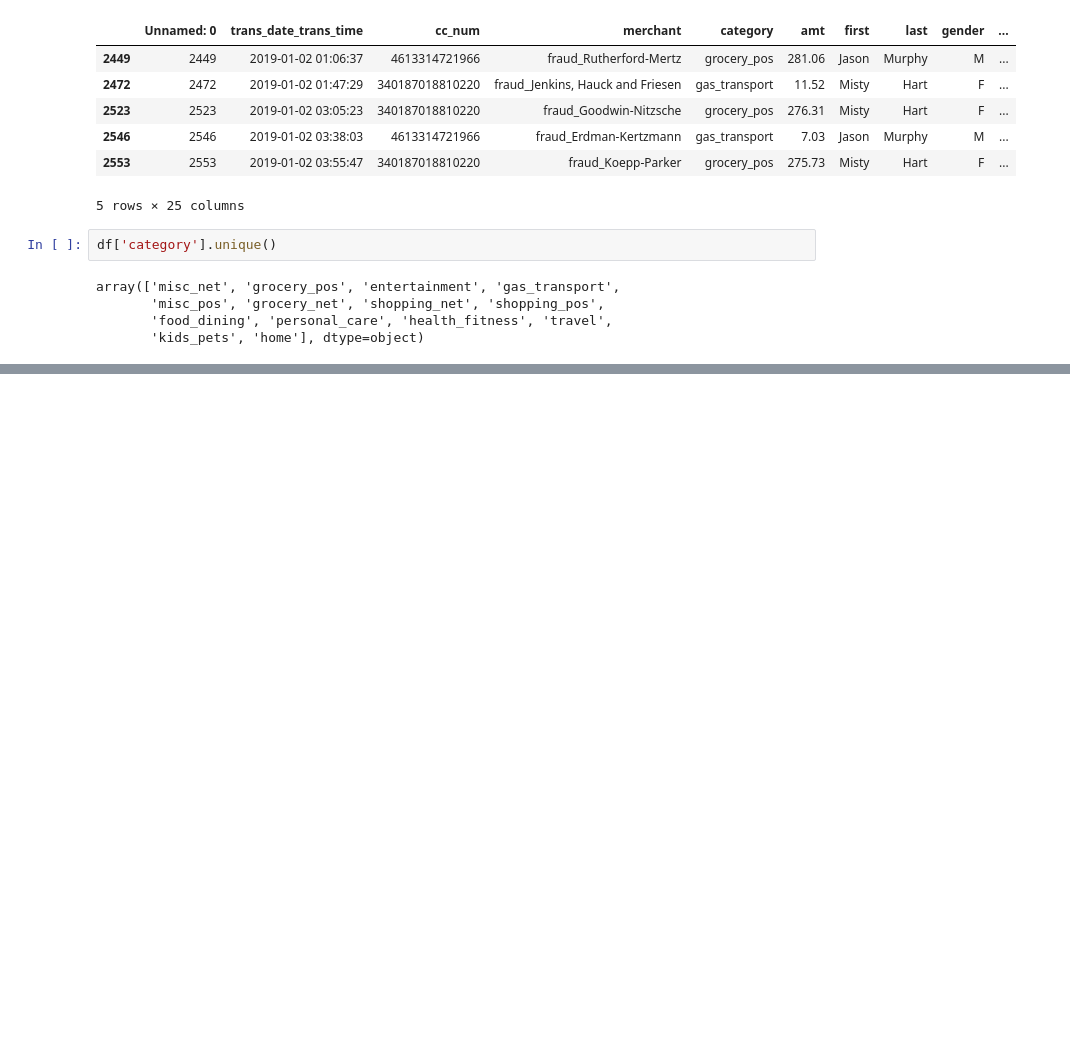
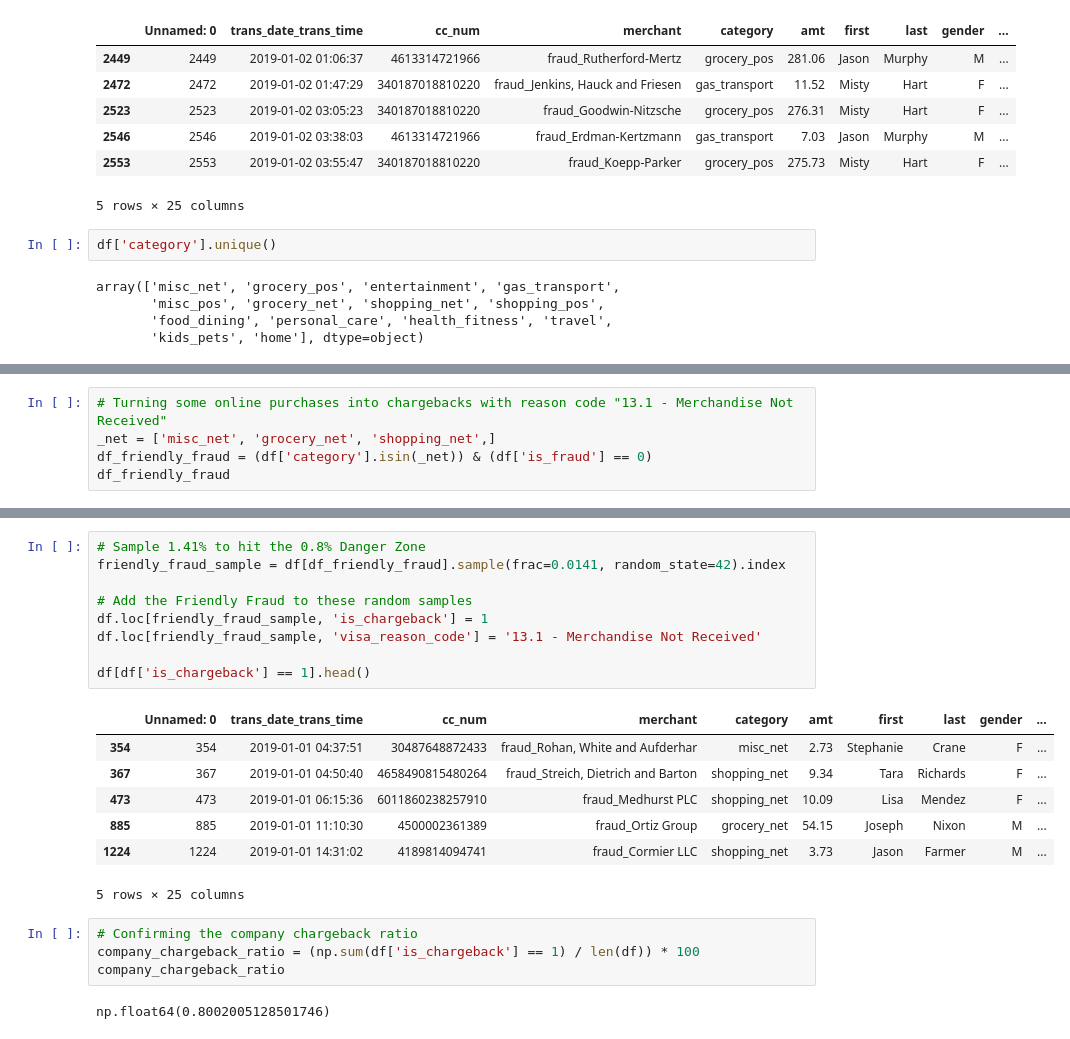
Before and after one commit to tomnguyentran/chargeback, a Jupyter notebook: chargeback.ipynb, the cells around one changed output, grey strips where cells are left out. Drawn from its saved outputs; the diff is of its cells as text; blank space fills up the shorter version.

```diff
--- a/chargeback.ipynb
+++ b/chargeback.ipynb
@@ -107,0 +120,5 @@ array(['misc_net', 'grocery_pos', 'entertainment', 'gas_transport',
+# %%
+# Turning some online purchases into chargebacks with reason code "13.1 - Merchandise Not Received"
+_net = ['misc_net', 'grocery_net', 'shopping_net',]
+df_friendly_fraud = (df['category'].isin(_net)) & (df['is_fraud'] == 0)
+df_friendly_fraud
@@ -107,0 +138,23 @@ array(['misc_net', 'grocery_pos', 'entertainment', 'gas_transport',
+# %%
+# Sample 1.41% to hit the 0.8% Danger Zone
+friendly_fraud_sample = df[df_friendly_fraud].sample(frac=0.0141, random_state=42).index
+
+# Add the Friendly Fraud to these random samples
+df.loc[friendly_fraud_sample, 'is_chargeback'] = 1
+df.loc[friendly_fraud_sample, 'visa_reason_code'] = '13.1 - Merchandise Not Received'
+
+df[df['is_chargeback'] == 1].head()
+# %% [output]
+|  | Unnamed: 0 | trans_date_trans_time | cc_num | merchant | category | amt | first | last | gender | ... |
+| 354 | 354 | 2019-01-01 04:37:51 | 30487648872433 | fraud_Rohan, White and Aufderhar | misc_net | 2.73 | Stephanie | Crane | F | ... |
+| 367 | 367 | 2019-01-01 04:50:40 | 4658490815480264 | fraud_Streich, Dietrich and Barton | shopping_net | 9.34 | Tara | Richards | F | ... |
+| 473 | 473 | 2019-01-01 06:15:36 | 6011860238257910 | fraud_Medhurst PLC | shopping_net | 10.09 | Lisa | Mendez | F | ... |
+| 885 | 885 | 2019-01-01 11:10:30 | 4500002361389 | fraud_Ortiz Group | grocery_net | 54.15 | Joseph | Nixon | M | ... |
+| 1224 | 1224 | 2019-01-01 14:31:02 | 4189814094741 | fraud_Cormier LLC | shopping_net | 3.73 | Jason | Farmer | M | ... |
+5 rows × 25 columns
+# %%
+# Confirming the company chargeback ratio
+company_chargeback_ratio = (np.sum(df['is_chargeback'] == 1) / len(df)) * 100
+company_chargeback_ratio
+# %% [output]
+np.float64(0.8002005128501746)
```
Also changed, not shown: parts of 4 cells of this notebook.
